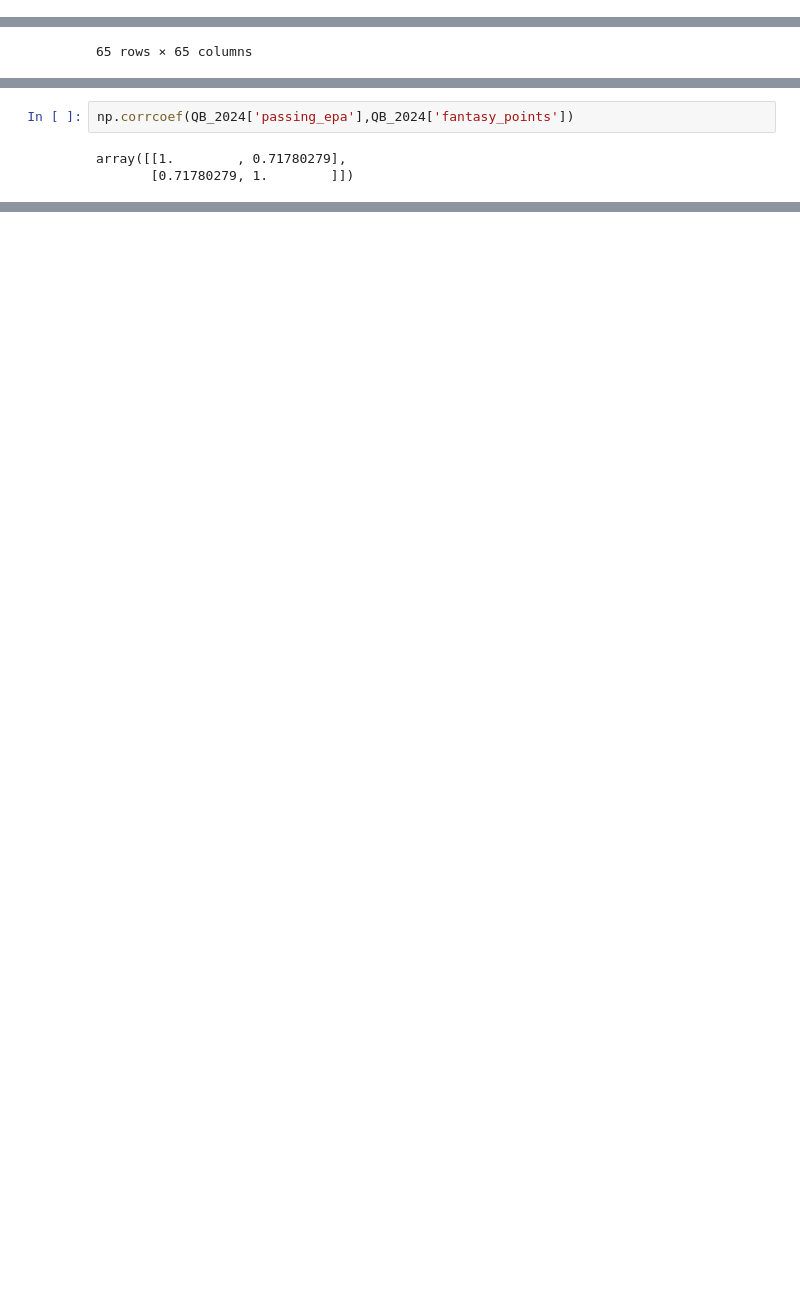
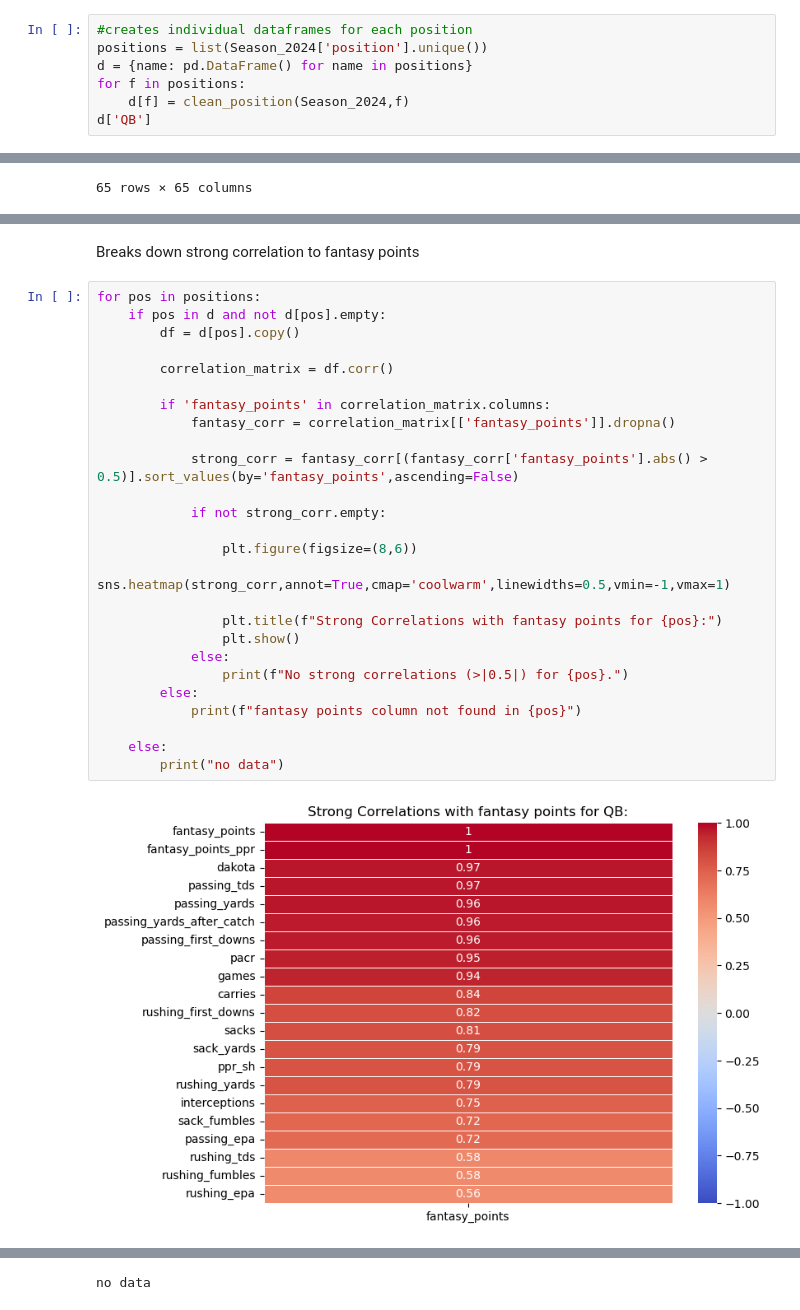
Before and after one commit to otherwiseevan/Fantasy-Football, a Jupyter notebook: FootballAnalytics.ipynb, the cells around one changed output, grey strips where cells are left out. Cells and saved outputs as stored; diff of their text form; blank space fills up the shorter version.

Commit message:
adding correlations

```diff
--- a/FootballAnalytics.ipynb
+++ b/FootballAnalytics.ipynb
@@ -91,0 +76,7 @@ memory usage: 506.3+ KB
+# %%
+#creates individual dataframes for each position
+positions = list(Season_2024['position'].unique())
+d = {name: pd.DataFrame() for name in positions}
+for f in positions:
+    d[f] = clean_position(Season_2024,f)
+d['QB']
@@ -208,5 +211,30 @@ QB_2024.corr().sort_values(by='fantasy_points').tail(8)
-# %%
-np.corrcoef(QB_2024['passing_epa'],QB_2024['fantasy_points'])
-# %% [output]
-array([[1.        , 0.71780279],
-       [0.71780279, 1.        ]])
+# %% [markdown]
+Breaks down strong correlation to fantasy points
+# %%
+for pos in positions:
+    if pos in d and not d[pos].empty:
+        df = d[pos].copy()
+
+        correlation_matrix = df.corr()
+
+        if 'fantasy_points' in correlation_matrix.columns:
+            fantasy_corr = correlation_matrix[['fantasy_points']].dropna()
+
+            strong_corr = fantasy_corr[(fantasy_corr['fantasy_points'].abs() > 0.5)].sort_values(by='fantasy_points',ascending=False)
+
+            if not strong_corr.empty:
+
+                plt.figure(figsize=(8,6))
+                sns.heatmap(strong_corr,annot=True,cmap='coolwarm',linewidths=0.5,vmin=-1,vmax=1)
+
+                plt.title(f"Strong Correlations with fantasy points for {pos}:")
+                plt.show()
+            else:
+                print(f"No strong correlations (>|0.5|) for {pos}.")
+        else:
+            print(f"fantasy points column not found in {pos}")
+
+    else:
+        print("no data")
+# %% [output]
+[figure, added]
@@ -212,0 +248 @@ array([[1.        , 0.71780279],
+no data
```
Also changed, not shown: parts of 19 cells of this notebook, 1 other file.
